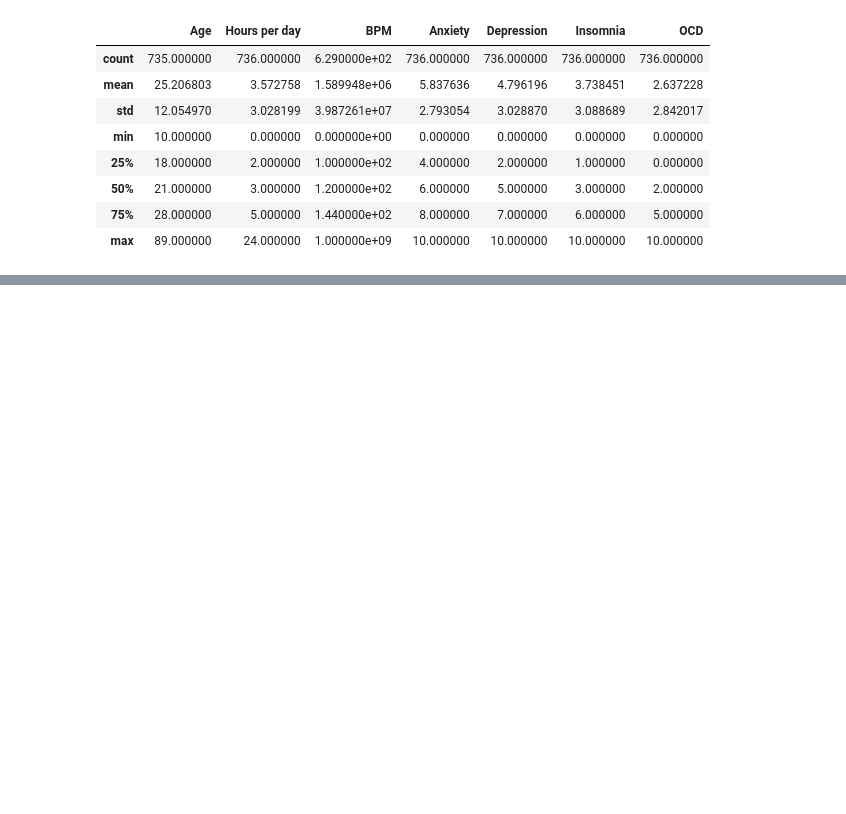
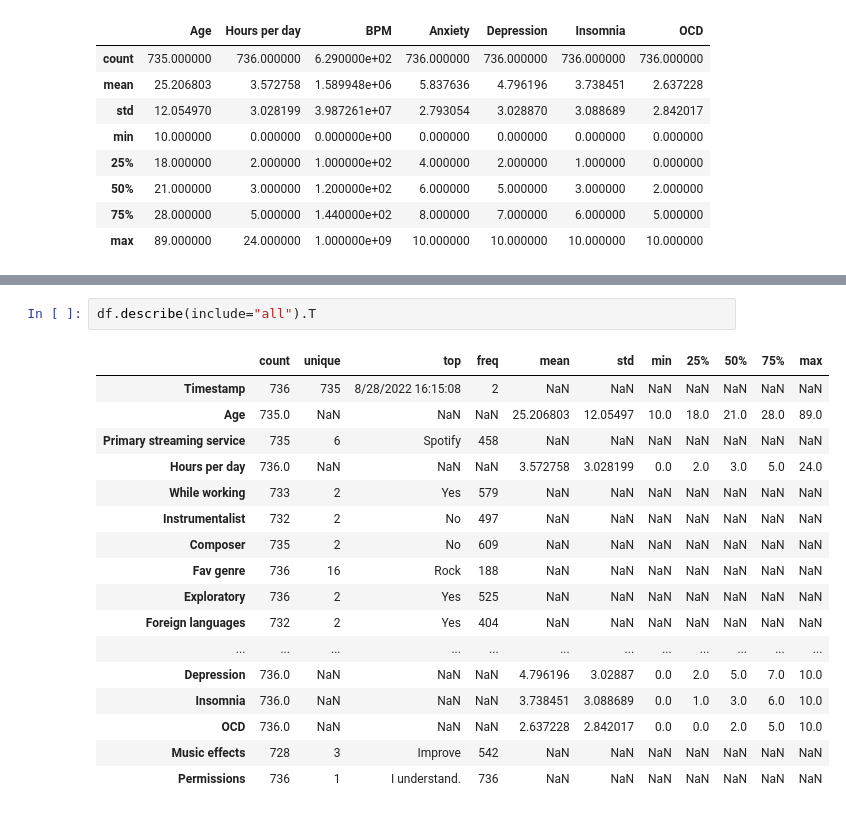
Before and after one commit to ORTZI15/musica_y_subconsciente, a Jupyter notebook: src/notebooks/00_Exploracion_inicial.ipynb, the cells around one changed output, grey strips where cells are left out. Drawn from its saved outputs; the diff is of its cells as text; blank space fills up the shorter version.

```diff
--- a/src/notebooks/00_Exploracion_inicial.ipynb
+++ b/src/notebooks/00_Exploracion_inicial.ipynb
@@ -102,0 +108,20 @@ Name: count, dtype: int64
+# %%
+df.describe(include="all").T
+# %% [output]
+|  | count | unique | top | freq | mean | std | min | 25% | 50% | 75% | max |
+| Timestamp | 736 | 735 | 8/28/2022 16:15:08 | 2 | NaN | NaN | NaN | NaN | NaN | NaN | NaN |
+| Age | 735.0 | NaN | NaN | NaN | 25.206803 | 12.05497 | 10.0 | 18.0 | 21.0 | 28.0 | 89.0 |
+| Primary streaming service | 735 | 6 | Spotify | 458 | NaN | NaN | NaN | NaN | NaN | NaN | NaN |
+| Hours per day | 736.0 | NaN | NaN | NaN | 3.572758 | 3.028199 | 0.0 | 2.0 | 3.0 | 5.0 | 24.0 |
+| While working | 733 | 2 | Yes | 579 | NaN | NaN | NaN | NaN | NaN | NaN | NaN |
+| Instrumentalist | 732 | 2 | No | 497 | NaN | NaN | NaN | NaN | NaN | NaN | NaN |
+| Composer | 735 | 2 | No | 609 | NaN | NaN | NaN | NaN | NaN | NaN | NaN |
+| Fav genre | 736 | 16 | Rock | 188 | NaN | NaN | NaN | NaN | NaN | NaN | NaN |
+| Exploratory | 736 | 2 | Yes | 525 | NaN | NaN | NaN | NaN | NaN | NaN | NaN |
+| Foreign languages | 732 | 2 | Yes | 404 | NaN | NaN | NaN | NaN | NaN | NaN | NaN |
+| ... | ... | ... | ... | ... | ... | ... | ... | ... | ... | ... | ... |
+| Depression | 736.0 | NaN | NaN | NaN | 4.796196 | 3.02887 | 0.0 | 2.0 | 5.0 | 7.0 | 10.0 |
+| Insomnia | 736.0 | NaN | NaN | NaN | 3.738451 | 3.088689 | 0.0 | 1.0 | 3.0 | 6.0 | 10.0 |
+| OCD | 736.0 | NaN | NaN | NaN | 2.637228 | 2.842017 | 0.0 | 0.0 | 2.0 | 5.0 | 10.0 |
+| Music effects | 728 | 3 | Improve | 542 | NaN | NaN | NaN | NaN | NaN | NaN | NaN |
+| Permissions | 736 | 1 | I understand. | 736 | NaN | NaN | NaN | NaN | NaN | NaN | NaN |
```
Also changed, not shown: parts of 49 cells of this notebook, 2 other files.
